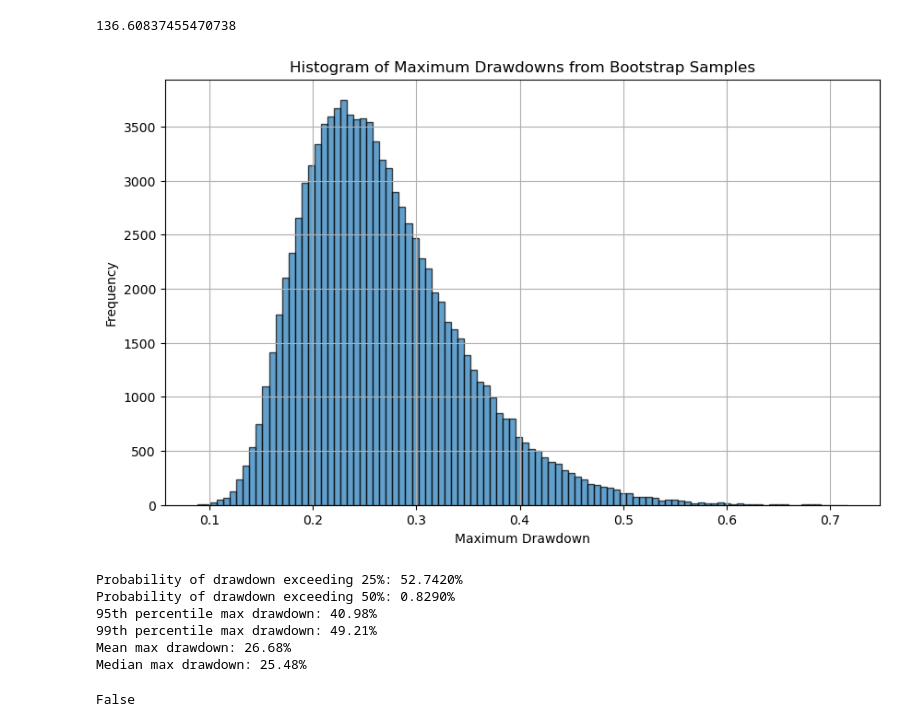
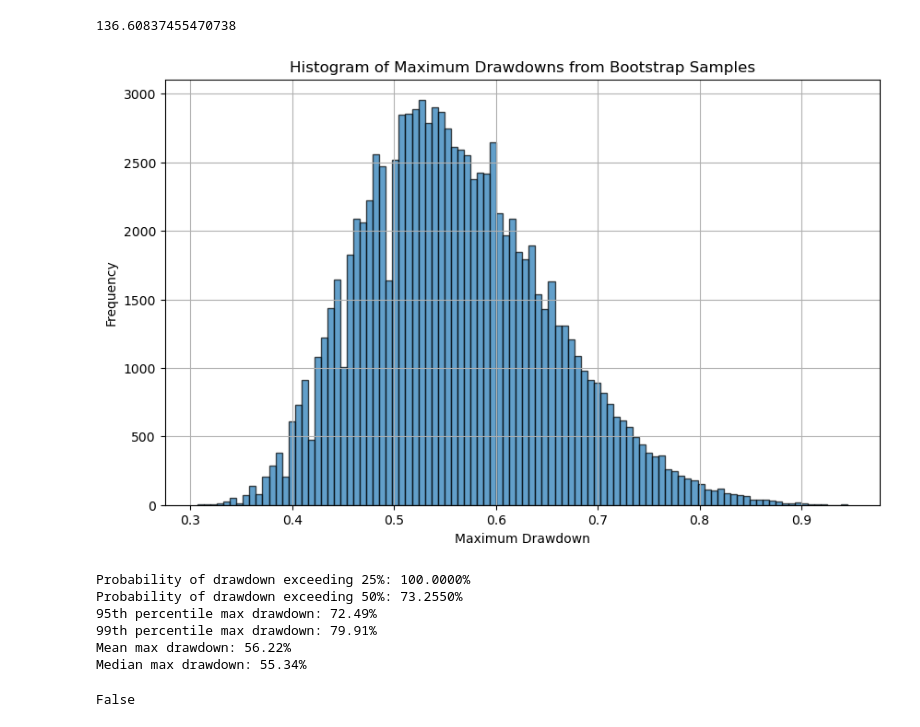
Before and after one commit to iferaorg/iferadata, a Jupyter notebook: magic.ipynb, the cells around one changed output. Drawn from its saved outputs; the diff is of its cells as text; code cells hidden in the pictures.

```diff
--- a/magic.ipynb
+++ b/magic.ipynb
@@ -905,6 +923,7 @@ def fw_iterative_prune_static(
     return x, f_fast, out_info
 # %%
 from einops import rearrange, repeat
+import numpy as np
 
 # Rearrange the tensor so that time, symbol and trade dimensions are merged into a batch dimension, and date dimension is the sequence dimension
 # profits_thursday = profits[unique_weekdays == 3, :, :, :]
@@ -928,8 +947,8 @@ sharpe = (profits.mean(dim=0)) / profits.std(dim=0)
 # log_profits = torch.log1p(profits * 0.25)
 # lp_mean = log_profits.mean(dim=0)
 # sharpe = torch.where(lp_mean > 0, lp_mean / log_profits.std(dim=0), lp_mean)
-print(f"Sharpe: mean={sharpe.mean().item():.3f}, max={sharpe.max().item():.3f}, min={sharpe.min().item():.3f}")
-TOPK = 1
+print(f"Sharpe: mean={sharpe.mean().item() * np.sqrt(365.25):.3f}, max={sharpe.max().item() * np.sqrt(365.25):.3f}, min={sharpe.min().item() * np.sqrt(365.25):.3f}")
+TOPK = 5
 # Keep the top N sharpe trades
 topk_vals, topk_idx = torch.topk(sharpe.flatten(), TOPK)
 topk_mask = torch.zeros_like(sharpe.flatten())
@@ -938,7 +957,7 @@ topk_mask = topk_mask.view(sharpe.shape)
 mask = mask * topk_mask.unsqueeze(0).float()
 
 
-mask = mask * (sharpe >= 0.2).unsqueeze(0).float()
+# mask = mask * (sharpe >= 0.2).unsqueeze(0).float()
 
 # Keep only trades which have improved in the last 120 days
 # sharpe_120 = (profits[-120:, :, :, :].mean(dim=0) + 1.0) / profits[-120:, :, :, :].std(dim=0)
@@ -1498,6 +1569,13 @@ for i, position in enumerate(['Long', 'Short']):
 profits_flat.shape
 # %% [output]
 torch.Size([670, 2])
+# %%
+profits_flat = torch.ones((228, 1), dtype=torch.float32, device='cuda') * -1.0
+
+profits_flat[:23] = torch.tensor([11.9, 28, 23.9, 43.9, 48.6, 26.1, 26.6, 34.8, 46.6, 48.8, 46.9, 19.7, 34.7, 45.9, 29.9, 24.6, 13.3, 25.8, 20.4, 2.6, 32.6, 21.1, 3.5], dtype=torch.float32, device='cuda').unsqueeze(1)
+# %%
+profits_flat -= 0.4
+profits_flat
 # %%
 
 
@@ -1513,12 +1591,12 @@ while kelly_flat.sum() >= 0.9 and multiplier < 1.0e6:
 # Get the real kelly criterion by scaling up
 kelly_flat *= multiplier
 
-full_period = pd.to_datetime(df['Date']).max() - pd.to_datetime(df['Date']).min()
+full_period = pd.to_datetime("08/12/2025", format="%d/%m/%Y") - pd.to_datetime("12/12/2024", format="%d/%m/%Y") # pd.to_datetime(df['Date']).max() - pd.to_datetime(df['Date']).min()
 num_years = full_period.days / 365.25
 
 profits_full_kelly = profits_flat @ kelly_flat.clamp(max=1.0)
 profits_half_kelly = profits_flat @ (kelly_flat * 0.5).clamp(max=1.0)
-profits_quarter_kelly = profits_flat @ (kelly_flat * 0.252).clamp(max=1.0)
+profits_quarter_kelly = profits_flat @ (kelly_flat / kelly_flat * 0.01).clamp(max=1.0)
 
 cagr_full = (profits_full_kelly + 1.0).prod() ** (1.0 / num_years) - 1.0
 print(f"CAGR using full Kelly: {cagr_full.item() * 100:.2f}%")
@@ -1591,7 +1667,7 @@ slength = int(qprofits.size(0) / num_years * 5.0)
 # Create a set of bootstrap samples
 bootstrap_samples = torch.randint(0, qprofits.size(0), (n_samples, slength), device=qprofits.device)
 # %%
-qprofits = (profits_flat @ (kelly_flat * 0.205).clamp(max=1.0)) #kelly_profits * 0.18
+qprofits = (profits_flat @ (kelly_flat / kelly_flat * 0.01).clamp(max=1.0)) #kelly_profits * 0.18
 # n_samples = 1000000
 
 # slength = int(qprofits.size(0) / num_years * 5.0)
@@ -1601,40 +1677,40 @@ qprofits = (profits_flat @ (kelly_flat * 0.205).clamp(max=1.0)) #kelly_profits *
 bootstrap_profits = qprofits[bootstrap_samples]
 
 bootstrap_returns = (bootstrap_profits + 1.0).cumprod(dim=1)
 
 # Calculate max drawdown for each bootstrap sample
 running_max = torch.cummax(bootstrap_returns, dim=1).values
 drawdowns = (bootstrap_returns - running_max) / running_max * -1.0
 max_drawdowns, _ = drawdowns.max(dim=1)
 
 # Plot a histogram of the max drawdowns
 import matplotlib.pyplot as plt
 plt.figure(figsize=(10, 6))
 plt.hist(max_drawdowns.cpu().numpy(), bins=100, edgecolor='black', alpha=0.7)
 plt.xlabel('Maximum Drawdown')
 plt.ylabel('Frequency')
 plt.title('Histogram of Maximum Drawdowns from Bootstrap Samples')
 plt.grid(True)
 plt.show()
 
 # Probability of drawdown exceeding 50%
 prob_exceed_50 = (max_drawdowns > 0.5).float().mean().item()
 # Probability of drawdown exceeding 25%
 prob_exceed_25 = (max_drawdowns > 0.25).float().mean().item()
 print(f"Probability of drawdown exceeding 25%: {prob_exceed_25 * 100:.4f}%")
 print(f"Probability of drawdown exceeding 50%: {prob_exceed_50 * 100:.4f}%")
 print(f"95th percentile max drawdown: {torch.quantile(max_drawdowns, 0.95).item() * 100:.2f}%")
 print(f"99th percentile max drawdown: {torch.quantile(max_drawdowns, 0.99).item() * 100:.2f}%")
 print(f"Mean max drawdown: {max_drawdowns.mean().item() * 100:.2f}%")
 print(f"Median max drawdown: {torch.median(max_drawdowns).item() * 100:.2f}%")
 # %% [output]
-[figure, old version]
+[figure, new version]
-Probability of drawdown exceeding 25%: 52.7420%
-Probability of drawdown exceeding 50%: 0.8290%
-95th percentile max drawdown: 40.98%
-99th percentile max drawdown: 49.21%
-Mean max drawdown: 26.68%
-Median max drawdown: 25.48%
+Probability of drawdown exceeding 25%: 100.0000%
+Probability of drawdown exceeding 50%: 73.2550%
+95th percentile max drawdown: 72.49%
+99th percentile max drawdown: 79.91%
+Mean max drawdown: 56.22%
+Median max drawdown: 55.34%
 # %%
 bootstrap_profits._is_view()
 # %% [output]
```
Also changed, not shown: parts of 11 cells of this notebook, 23 other files.
